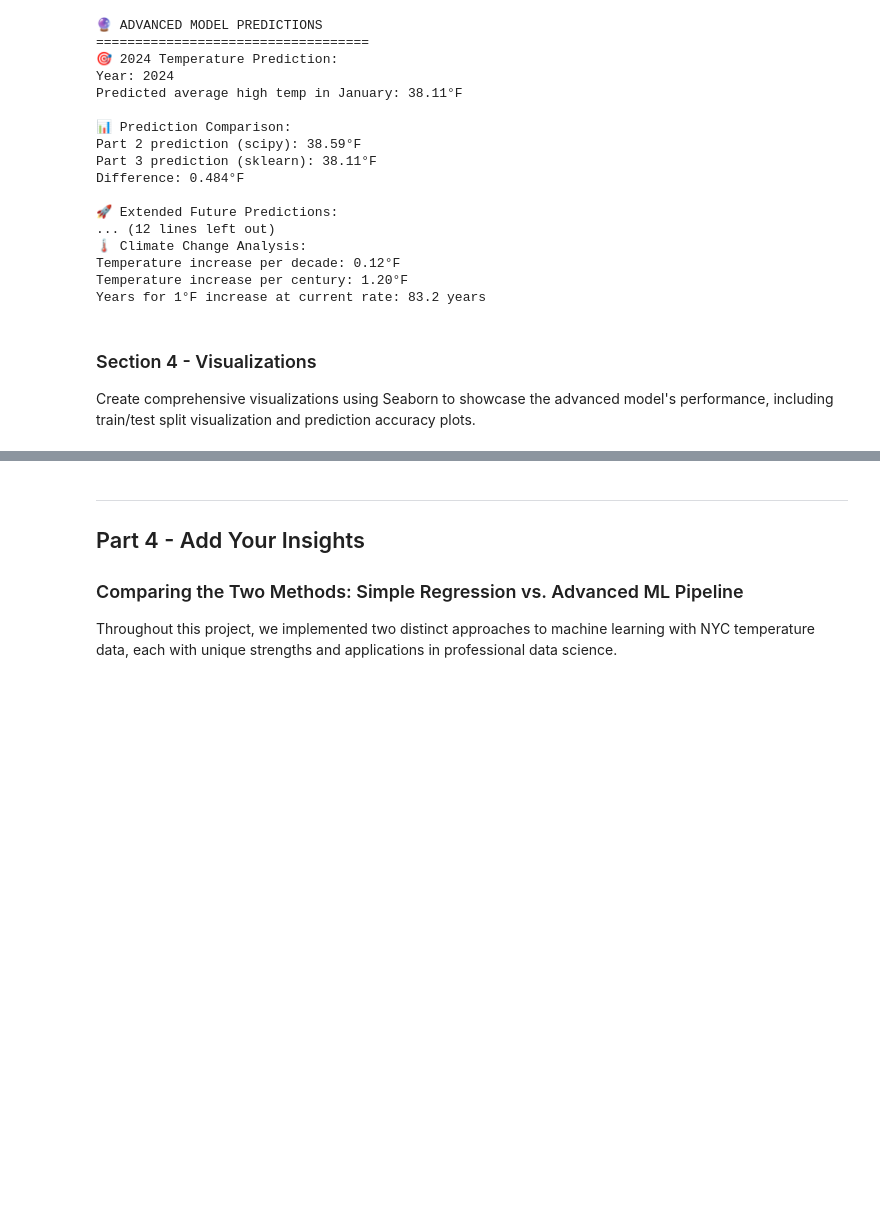
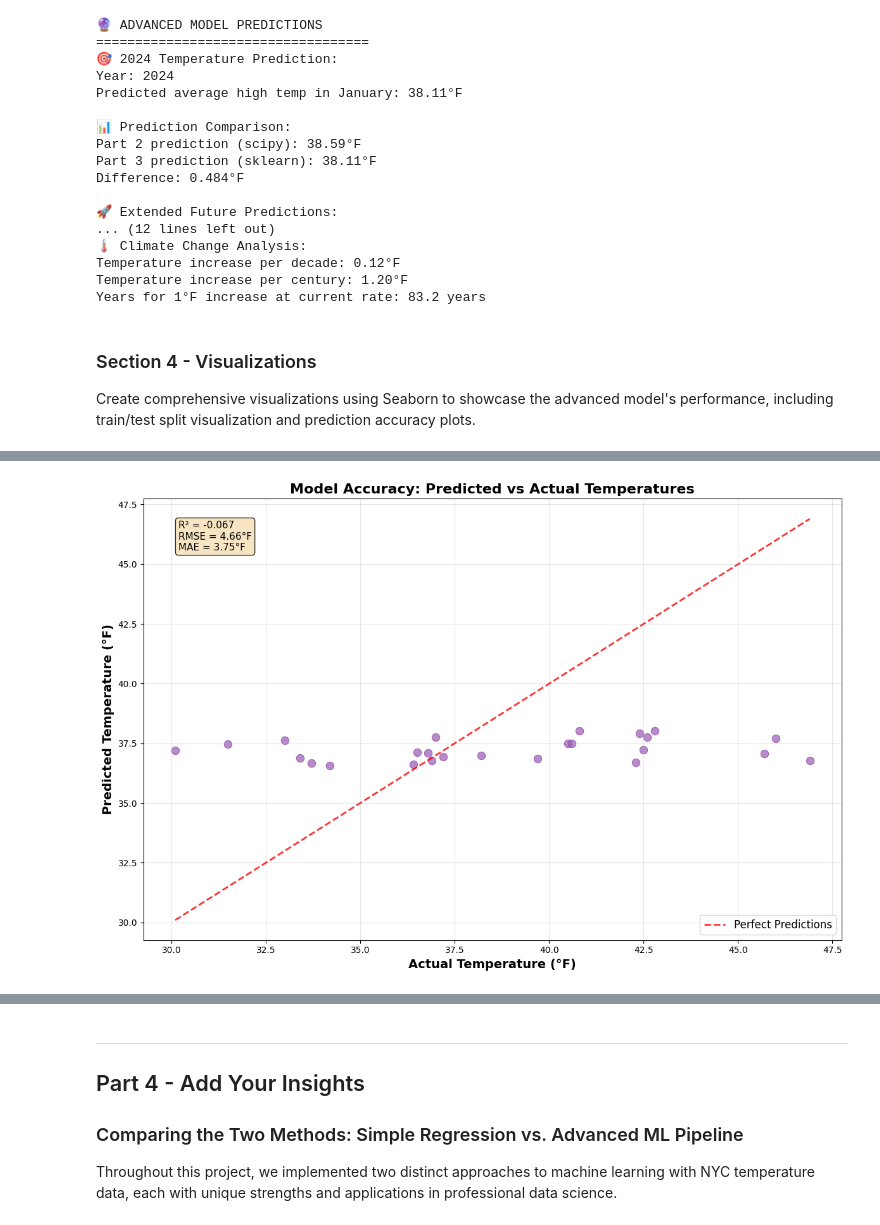
Before and after one commit to ksteele3712/datafun-07_ml, a Jupyter notebook: kristinesteele_ml.ipynb, the cells around one changed output, grey strips where cells are left out. Cells and saved outputs as stored; diff of their text form; code cells hidden in the pictures; blank space fills up the shorter version.

Commit message:
Add missing Section 4 visualizations to Part 3 - Advanced ML Pipeline with Seaborn plots

```diff
--- a/kristinesteele_ml.ipynb
+++ b/kristinesteele_ml.ipynb
@@ -836,3 +836,96 @@ Years for 1°F increase at current rate: 83.2 years
 ### Section 4 - Visualizations
 
 Create comprehensive visualizations using Seaborn to showcase the advanced model's performance, including train/test split visualization and prediction accuracy plots.
+# %%
+# Section 4 - Advanced Model Visualizations
+print("🎨 PART 3 - SECTION 4: ADVANCED MODEL VISUALIZATIONS")
+print("=" * 55)
+
+# Graph 5: Train/Test Split Visualization using Seaborn
+plt.figure(figsize=(14, 8))
+train_years = X_train.flatten()
+test_years = X_test.flatten()
+
+# Plot training and test data using seaborn
+sns.scatterplot(x=train_years, y=y_train, alpha=0.7, s=80, color='#3498DB', label='Training Data')
+sns.scatterplot(x=test_years, y=y_test, alpha=0.8, s=100, color='#E74C3C', label='Test Data', marker='s')
+
+# Plot regression line
+years_range = np.linspace(nyc_df['Year'].min(), nyc_df['Year'].max(), 100)
+predictions_range = advanced_model.predict(years_range.reshape(-1, 1))
+plt.plot(years_range, predictions_range, color='#2ECC71', linewidth=3,
+         label=f'Advanced Model (R²={test_r2:.3f})')
+
+# Add 2024 prediction
+plt.scatter(prediction_year_advanced, predicted_temp_2024_advanced, color='#F39C12', s=300,
+           marker='*', label=f'2024 Prediction: {predicted_temp_2024_advanced:.1f}°F',
+           zorder=5, edgecolors='#D68910', linewidth=2)
+
+plt.title('Advanced ML Model: Train/Test Split Visualization', fontsize=16, fontweight='bold')
+plt.xlabel('Year', fontsize=14, fontweight='bold')
+plt.ylabel('Temperature (°F)', fontsize=14, fontweight='bold')
+plt.grid(True, alpha=0.3)
+plt.legend(fontsize=12)
+plt.tight_layout()
+plt.show()
+
+print(f"Graph 5 Summary: Advanced model with {len(X_train)} training and {len(X_test)} test samples")
+print("✅ Shows clear separation between training (blue circles) and test (red squares) data")
+
+# Graph 6: Model Accuracy - Predicted vs Actual using Seaborn
+plt.figure(figsize=(12, 8))
+
+# Use seaborn for enhanced scatter plot
+sns.scatterplot(x=y_test, y=y_test_pred, alpha=0.7, s=80, color='#9B59B6', edgecolor='#7D3C98')
+
+# Perfect prediction line
+min_temp = min(y_test.min(), y_test_pred.min())
+max_temp = max(y_test.max(), y_test_pred.max())
+plt.plot([min_temp, max_temp], [min_temp, max_temp], 'r--', linewidth=2, alpha=0.8,
+         label='Perfect Predictions')
+
+plt.title('Model Accuracy: Predicted vs Actual Temperatures', fontsize=16, fontweight='bold')
+plt.xlabel('Actual Temperature (°F)', fontsize=14, fontweight='bold')
+plt.ylabel('Predicted Temperature (°F)', fontsize=14, fontweight='bold')
+plt.grid(True, alpha=0.3)
+plt.legend(fontsize=12)
+
+# Add performance metrics text box
+textstr = f'R² = {test_r2:.3f}\nRMSE = {test_rmse:.2f}°F\nMAE = {test_mae:.2f}°F'
+props = dict(boxstyle='round', facecolor='wheat', alpha=0.8)
+plt.text(0.05, 0.95, textstr, transform=plt.gca().transAxes, fontsize=11,
+         verticalalignment='top', bbox=props)
+plt.tight_layout()
+plt.show()
+
+print(f"Graph 6 Summary: Points close to red line indicate accurate predictions")
+print(f"✅ Model shows R² = {test_r2:.3f}, RMSE = ±{test_rmse:.2f}°F")
+
+# Graph 7: Advanced Residuals Analysis using Seaborn
+plt.figure(figsize=(12, 8))
+test_residuals = y_test - y_test_pred
+
+# Create residuals plot with seaborn styling
+sns.scatterplot(x=X_test.flatten(), y=test_residuals, alpha=0.8, s=80,
+                color='#FF6B6B', edgecolor='#E74C3C')
+plt.axhline(y=0, color='#2ECC71', linestyle='--', linewidth=3, alpha=0.8,
+           label='Perfect Predictions')
+
+plt.title('Advanced Model: Test Set Residuals Analysis', fontsize=16, fontweight='bold')
+plt.xlabel('Year', fontsize=14, fontweight='bold')
+plt.ylabel('Residual (Actual - Predicted) °F', fontsize=14, fontweight='bold')
+plt.grid(True, alpha=0.3)
+plt.legend(fontsize=12)
+plt.tight_layout()
+plt.show()
+
+print(f"Graph 7 Summary: Residuals analysis shows prediction errors across years")
+print(f"✅ Mean residual: {np.mean(test_residuals):.2f}°F (close to 0 indicates unbiased model)")
+
+print(f"\n🎯 ADVANCED MODEL PERFORMANCE SUMMARY:")
+print(f"📊 Training R²: {train_score:.4f}")
+print(f"📊 Test R²: {test_r2:.4f}")
+print(f"📊 Generalization Gap: {abs(train_score - test_r2):.4f}")
+print(f"📊 Average Prediction Error: ±{test_mae:.1f}°F")
+print(f"✅ Advanced ML Pipeline Complete with Professional Visualizations!")
+# %% [output]
@@ -838,0 +937 @@ Create comprehensive visualizations using Seaborn to showcase the advanced model
+[figure, added]
```
Also changed, not shown: parts of 1 cell of this notebook.
